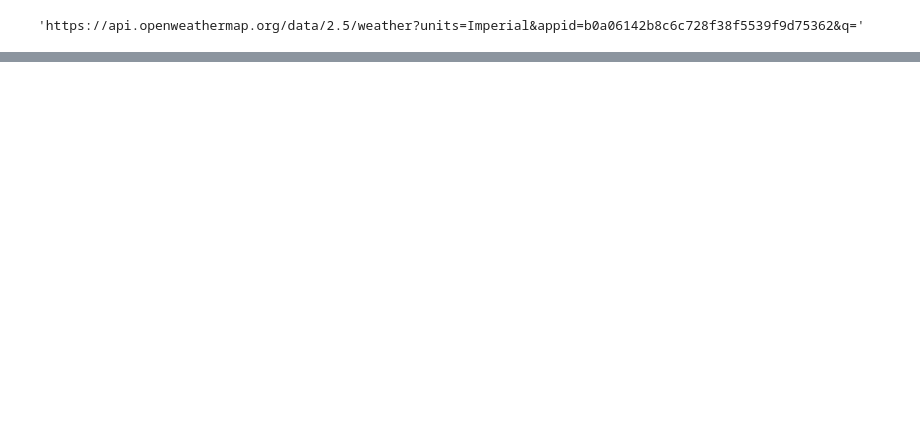
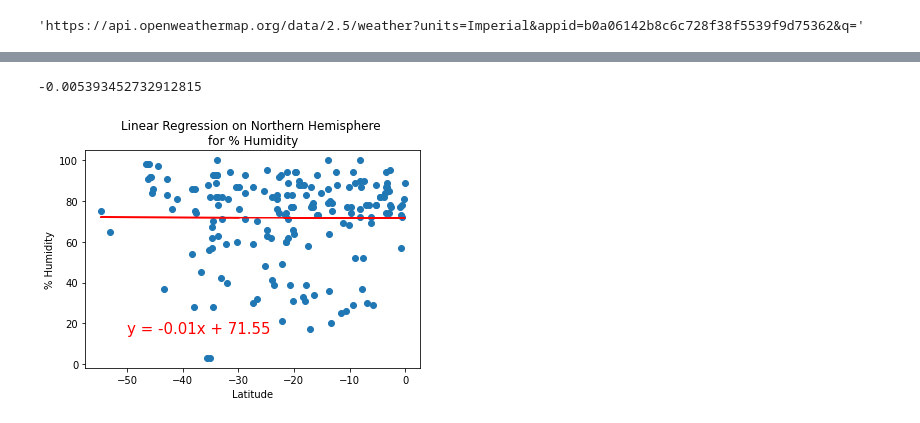
Before and after one commit to npantfoerder/world-weather-analysis, a Jupyter notebook: WeatherPy.ipynb, the cells around one changed output, grey strips where cells are left out. Cells and saved outputs as stored; diff of their text form; code cells hidden in the pictures; blank space fills up the shorter version.

```diff
--- a/WeatherPy.ipynb
+++ b/WeatherPy.ipynb
@@ -249,0 +328,13 @@ plt.show()
+# %%
+# Linear regression on the Southern Hemisphere
+x_values = southern_hemi_df['Lat']
+y_values = southern_hemi_df['Humidity']
+
+plot_linear_regression(
+    x_values, y_values,
+    'Linear Regression on Northern Hemisphere \nfor % Humidity',
+    '% Humidity', (-50, 15)
+)
+# %% [output]
+-0.005393452732912815
+[figure, added]
```
Also changed, not shown: parts of 18 cells of this notebook, 5 other files.
